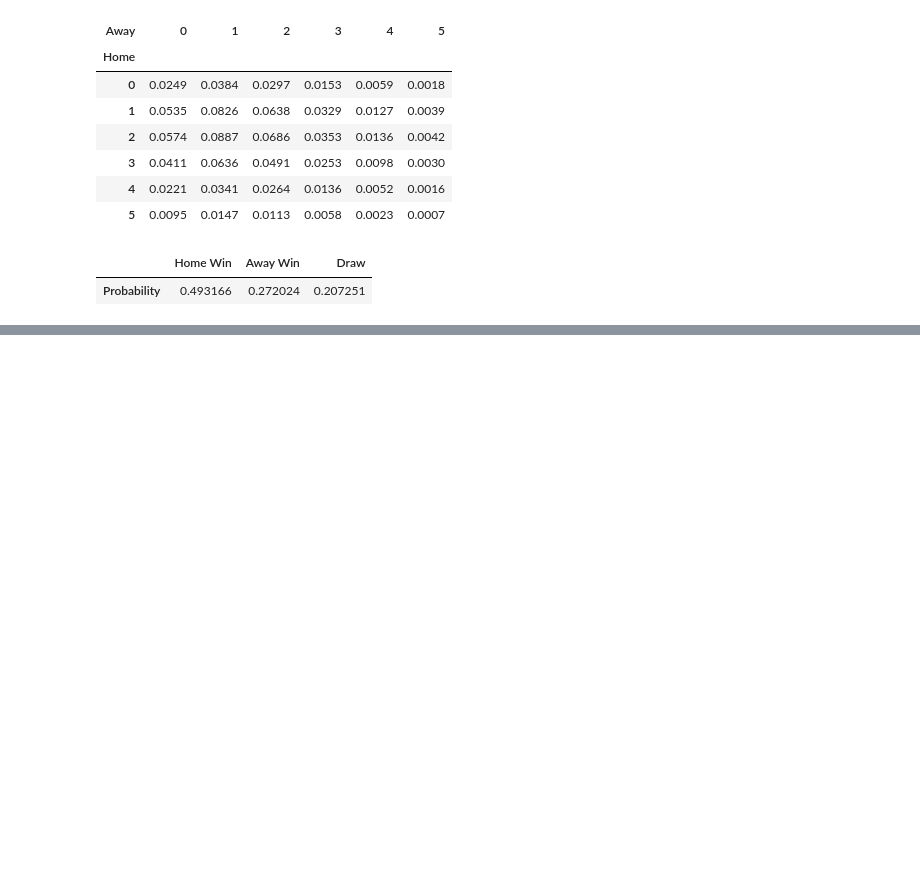
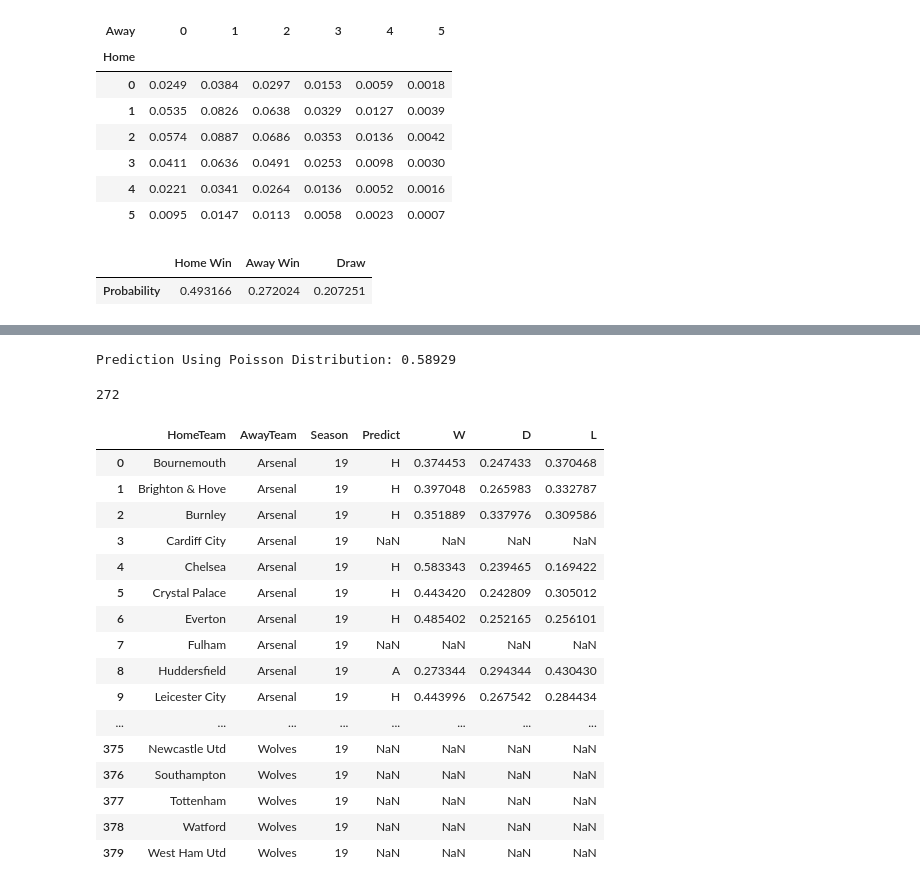
Before and after one commit to slee279/EPL, a Jupyter notebook: Poisson.ipynb, the cells around one changed output, grey strips where cells are left out. Saved outputs shown, nothing was run; the diff lists cells and outputs as text; code cells hidden in the pictures; blank space fills up the shorter version.

Commit message:
most updated, data cleaned

```diff
--- a/Poisson.ipynb
+++ b/Poisson.ipynb
@@ -28,19 +28,13 @@ import matplotlib.pyplot as plt
 from scipy.stats import poisson
 # %%
 # Read past seasons data which have been cleaned beforehands
+# We want to know which season ('Season')
 # We want teamnames, total number of goals each team scored and allowed ('Team', 'HGF', 'HGA')
 # We calculate each teams offensive and defensive rating ('H_Att', 'A_Att', 'H_Def', 'A_Def')
-# Number of yellow cards, red cards, and Discipline points and the number of clean sheets each team for the last season
 
 # IMPORTANT
-# table_13 has the final result of 13/14 season, with 12/13 seasons summary
+# Season 13 means Season 12/13
 # We will be able to predict the result using features
 
-table_13 = pd.read_csv('./Data/epl_table_1314.csv')[['Team', 'HGF', 'HGA', 'H_Att', 'A_Att', 'H_Def', 'A_Def', 'YC', 'RC', 'DIS', 'CS']]
-table_14 = pd.read_csv('./Data/epl_table_1415.csv')[['Team', 'HGF', 'HGA', 'H_Att', 'A_Att', 'H_Def', 'A_Def', 'YC', 'RC', 'DIS', 'CS']]
-table_15 = pd.read_csv('./Data/epl_table_1516.csv')[['Team', 'HGF', 'HGA', 'H_Att', 'A_Att', 'H_Def', 'A_Def', 'YC', 'RC', 'DIS', 'CS']]
-table_16 = pd.read_csv('./Data/epl_table_1617.csv')[['Team', 'HGF', 'HGA', 'H_Att', 'A_Att', 'H_Def', 'A_Def', 'YC', 'RC', 'DIS', 'CS']]
-table_17 = pd.read_csv('./Data/epl_table_1718.csv')[['Team', 'HGF', 'HGA', 'H_Att', 'A_Att', 'H_Def', 'A_Def', 'YC', 'RC', 'DIS', 'CS']]
-
-table = [table_13, table_14, table_15, table_16, table_17]
+epl_data = pd.read_csv('./Data/epl_data.csv')[['Team', 'Season', 'HGF', 'HGA', 'H_Att', 'A_Att', 'H_Def', 'A_Def']]
 # %%
@@ -133,5 +147,5 @@ def result_percentage(dataframe, hometeam, awayteam):
 
     return result, score
 # %%
-# Percentage of the number goals in 17/18 Arsenal(Home) vs Chelsea(Away)
-mat = result_percentage(table_17, 'Arsenal', 'Chelsea')[1]
+# Percentage of the number goals in 18/19 Arsenal(Home) vs Chelsea(Away) used EPL Season 17/18 Data
+mat = result_percentage(epl_data, 'Arsenal', 'Chelsea', 19)[1]
@@ -218,3 +215,0 @@ def predict(fixture, rating):
-# %%
-for i in range(len(fixture)):
-    predict(fixture[i], table[i])
@@ -256,0 +224,13 @@ epl_detail_1819.dropna().reset_index()[['HomeTeam', 'AwayTeam', 'W', 'D', 'L', '
+# %%
+print('Prediction Using Poisson Distribution:', round(poisson_prediction.Result.mean(), 5))
+# %% [output]
+Prediction Using Poisson Distribution: 0.58929
+# %%
+# empty full fixture for 18/19
+teams = sorted(set(pd.read_csv('./Data/matchday.csv')['Team']))
+final2 = pd.DataFrame(columns=['HomeTeam', 'AwayTeam'])
+final2['HomeTeam'] = teams * 20
+for i in range(0, 400):
+     final2.loc[i, 'AwayTeam'] = teams[int(i/20)]
+final2 = final2[final2['HomeTeam'] != final2['AwayTeam']].reset_index(drop=True)
+final2['Season'] = 19
@@ -256,0 +239,24 @@ epl_detail_1819.dropna().reset_index()[['HomeTeam', 'AwayTeam', 'W', 'D', 'L', '
+# %%
+len(final2.dropna())
+# %% [output]
+272
+# %%
+final2
+# %% [output]
+|  | HomeTeam | AwayTeam | Season | Predict | W | D | L |
+| 0 | Bournemouth | Arsenal | 19 | H | 0.374453 | 0.247433 | 0.370468 |
+| 1 | Brighton & Hove | Arsenal | 19 | H | 0.397048 | 0.265983 | 0.332787 |
+| 2 | Burnley | Arsenal | 19 | H | 0.351889 | 0.337976 | 0.309586 |
+| 3 | Cardiff City | Arsenal | 19 | NaN | NaN | NaN | NaN |
+| 4 | Chelsea | Arsenal | 19 | H | 0.583343 | 0.239465 | 0.169422 |
+| 5 | Crystal Palace | Arsenal | 19 | H | 0.443420 | 0.242809 | 0.305012 |
+| 6 | Everton | Arsenal | 19 | H | 0.485402 | 0.252165 | 0.256101 |
+| 7 | Fulham | Arsenal | 19 | NaN | NaN | NaN | NaN |
+| 8 | Huddersfield | Arsenal | 19 | A | 0.273344 | 0.294344 | 0.430430 |
+| 9 | Leicester City | Arsenal | 19 | H | 0.443996 | 0.267542 | 0.284434 |
+| ... | ... | ... | ... | ... | ... | ... | ... |
+| 375 | Newcastle Utd | Wolves | 19 | NaN | NaN | NaN | NaN |
+| 376 | Southampton | Wolves | 19 | NaN | NaN | NaN | NaN |
+| 377 | Tottenham | Wolves | 19 | NaN | NaN | NaN | NaN |
+| 378 | Watford | Wolves | 19 | NaN | NaN | NaN | NaN |
+| 379 | West Ham Utd | Wolves | 19 | NaN | NaN | NaN | NaN |
```
Also changed, not shown: parts of 30 cells of this notebook, 33 other files.
